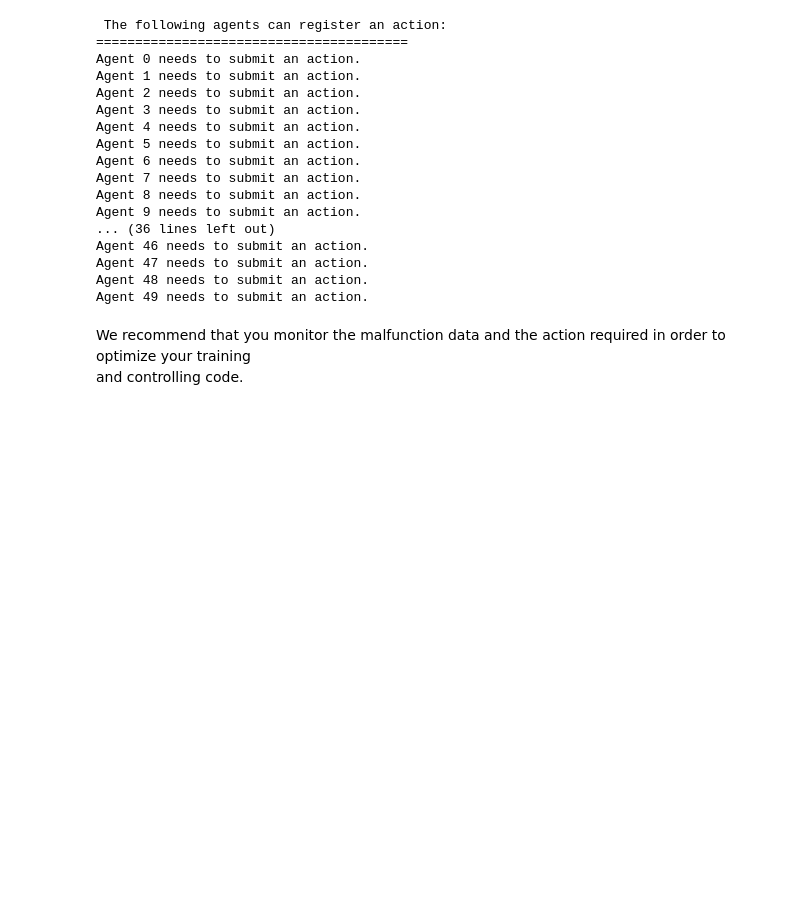
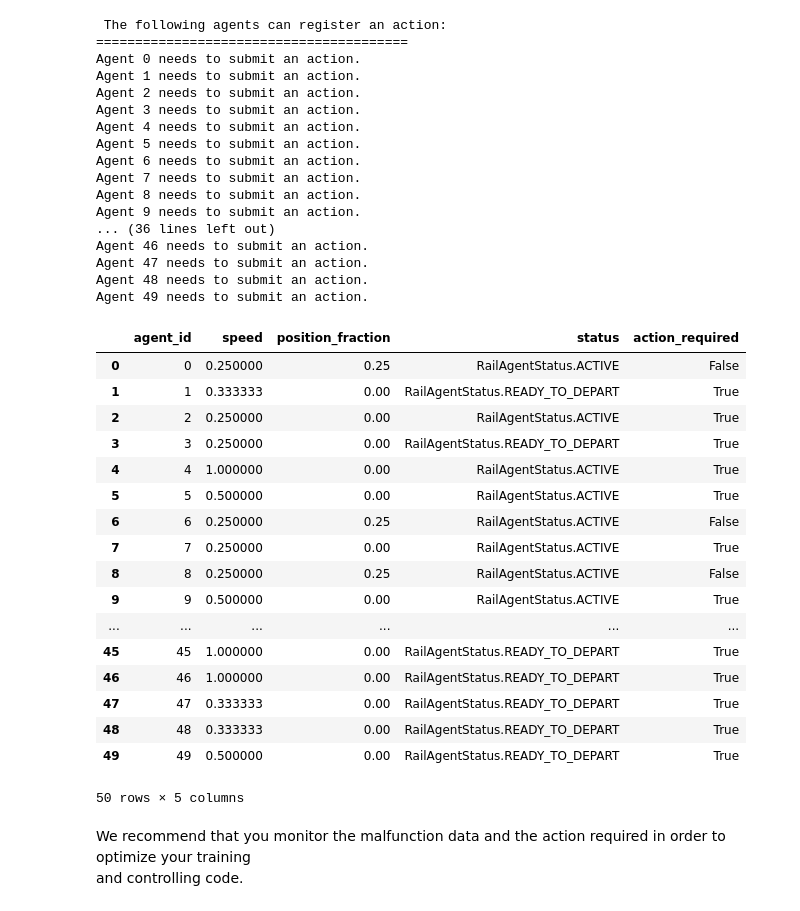
Before and after one commit to nobodyczcz/flatland2020, a Jupyter notebook: notebooks/js-simple-1.ipynb, the cells around one changed output. Saved outputs shown, nothing was run; the diff lists cells and outputs as text; code cells hidden in the pictures; blank space fills up the shorter version.

```diff
--- a/notebooks/js-simple-1.ipynb
+++ b/notebooks/js-simple-1.ipynb
@@ -402,8 +361,0 @@ Current state and position of the agents after all agents with same start positi
-# %%
-print("\n This happened when all tried to enter at the same time:")
-print("========================================================")
-for agent_id in agents_with_same_start:
-    print(
-        "Agent {} status is: {} with the current position being {}.".format(
-            agent_id, str(env.agents[agent_id].status),
-            str(env.agents[agent_id].position)))
@@ -441,8 +400,12 @@ print("=========================================")
  The speed information of the agents are:
 =========================================
 # %%
-for agent_idx, agent in enumerate(env.agents):
-    print(
-        "Agent {} speed is: {:.2f} with the current fractional position being {}".format(
-            agent_idx, agent.speed_data['speed'], agent.speed_data['position_fraction']))
+pd.DataFrame([
+    (agent_id, agent.speed_data["speed"], agent.speed_data["position_fraction"])
+    for agent_id, agent in enumerate(env.agents)
+], columns = ["agent_id", "speed", "position_fraction"])
+#for agent_idx, agent in enumerate(env.agents):
+#    print(
+#        "Agent {} speed is: {:.2f} with the current fractional position being {}".format(
+#            agent_idx, agent.speed_data['speed'], agent.speed_data['position_fraction']))
 # %% [output]
@@ -473,8 +437,11 @@ print("========================================")
  The malfunction data of the agents are:
 ========================================
 # %%
-for agent_idx, agent in enumerate(env.agents):
-    print(
-        "Agent {} is OK = {}".format(
-            agent_idx, agent.malfunction_data['malfunction'] < 1))
+#for agent_idx, agent in enumerate(env.agents):
+#    print(
+#        "Agent {} is OK = {}".format(
+#            agent_idx, agent.malfunction_data['malfunction'] < 1))
+pd.DataFrame([ (agent_id, agent.malfunction_data["malfunction"])
+              for agent_id, agent in enumerate(env.agents)
+             ], columns=["agent_id", "malfunction"])
 # %% [output]
@@ -530,6 +498,33 @@ Agent 46 needs to submit an action.
 Agent 47 needs to submit an action.
 Agent 48 needs to submit an action.
 Agent 49 needs to submit an action.
+# %%
+dfPos = pd.DataFrame([
+    (agent_id, agent.speed_data["speed"], agent.speed_data["position_fraction"], str(agent.status))
+    for agent_id, agent in enumerate(env.agents)
+], columns = ["agent_id", "speed", "position_fraction", "status"])
+dfPos["action_required"] = pd.Series(information["action_required"])
+pd.options.display.max_rows=20
+dfPos
+# %% [output]
+|  | agent_id | speed | position_fraction | status | action_required |
+| 0 | 0 | 0.250000 | 0.25 | RailAgentStatus.ACTIVE | False |
+| 1 | 1 | 0.333333 | 0.00 | RailAgentStatus.READY_TO_DEPART | True |
+| 2 | 2 | 0.250000 | 0.00 | RailAgentStatus.ACTIVE | True |
+| 3 | 3 | 0.250000 | 0.00 | RailAgentStatus.READY_TO_DEPART | True |
+| 4 | 4 | 1.000000 | 0.00 | RailAgentStatus.ACTIVE | True |
+| 5 | 5 | 0.500000 | 0.00 | RailAgentStatus.ACTIVE | True |
+| 6 | 6 | 0.250000 | 0.25 | RailAgentStatus.ACTIVE | False |
+| 7 | 7 | 0.250000 | 0.00 | RailAgentStatus.ACTIVE | True |
+| 8 | 8 | 0.250000 | 0.25 | RailAgentStatus.ACTIVE | False |
+| 9 | 9 | 0.500000 | 0.00 | RailAgentStatus.ACTIVE | True |
+| ... | ... | ... | ... | ... | ... |
+| 45 | 45 | 1.000000 | 0.00 | RailAgentStatus.READY_TO_DEPART | True |
+| 46 | 46 | 1.000000 | 0.00 | RailAgentStatus.READY_TO_DEPART | True |
+| 47 | 47 | 0.333333 | 0.00 | RailAgentStatus.READY_TO_DEPART | True |
+| 48 | 48 | 0.333333 | 0.00 | RailAgentStatus.READY_TO_DEPART | True |
+| 49 | 49 | 0.500000 | 0.00 | RailAgentStatus.READY_TO_DEPART | True |
+50 rows × 5 columns
 # %% [markdown]
 We recommend that you monitor the malfunction data and the action required in order to optimize your training<br>
 and controlling code.
```
Also changed, not shown: parts of 25 cells of this notebook.
